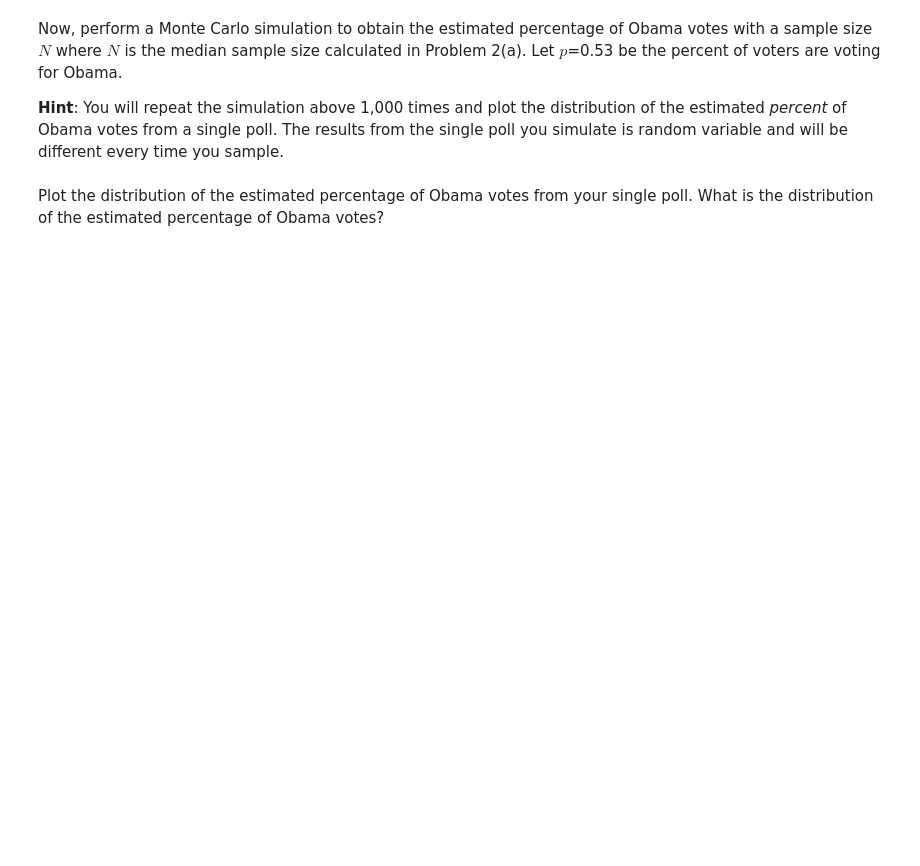
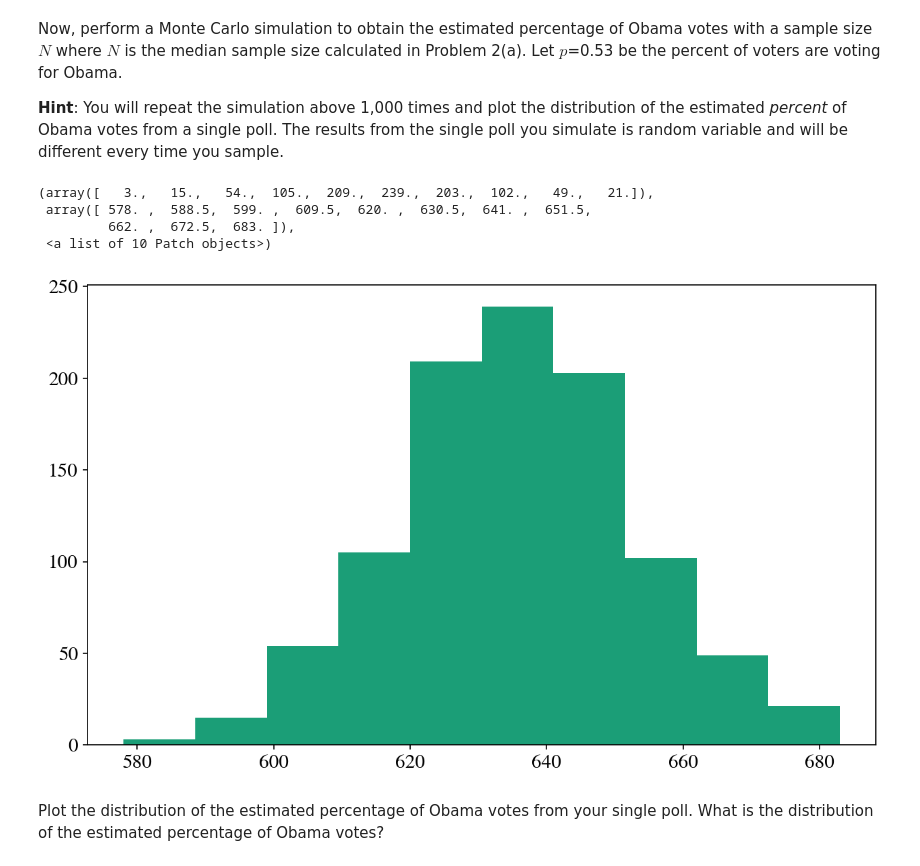
Before and after one commit to ShichengChen/cs109, a Jupyter notebook: 2014-master/homework/HW2.ipynb, the cells around one changed output. Cells and saved outputs as stored; diff of their text form; code cells hidden in the pictures; blank space fills up the shorter version.

```diff
--- a/2014-master/homework/HW2.ipynb
+++ b/2014-master/homework/HW2.ipynb
@@ -409,0 +410,3 @@ Using the median sample size $N$ from Problem 1(a), simulate the results from a
+# %%
+p = 0.53
+"Simulated number of votes for Obama: %i" % np.random.binomial(N, p, size=1)
@@ -416,2 +419,11 @@ Now, perform a Monte Carlo simulation to obtain the estimated percentage of Obam
+# %%
+re = np.random.binomial(N, p, size=1000)
+plt.hist(re)
+# %% [output]
+(array([   3.,   15.,   54.,  105.,  209.,  239.,  203.,  102.,   49.,   21.]),
+ array([ 578. ,  588.5,  599. ,  609.5,  620. ,  630.5,  641. ,  651.5,
+         662. ,  672.5,  683. ]),
+ <a list of 10 Patch objects>)
+[figure, added]
 # %% [markdown]
 Plot the distribution of the estimated percentage of Obama votes from your single poll. What is the distribution of the estimated percentage of Obama votes?
```
Also changed, not shown: parts of 15 cells of this notebook, 1 other file.
